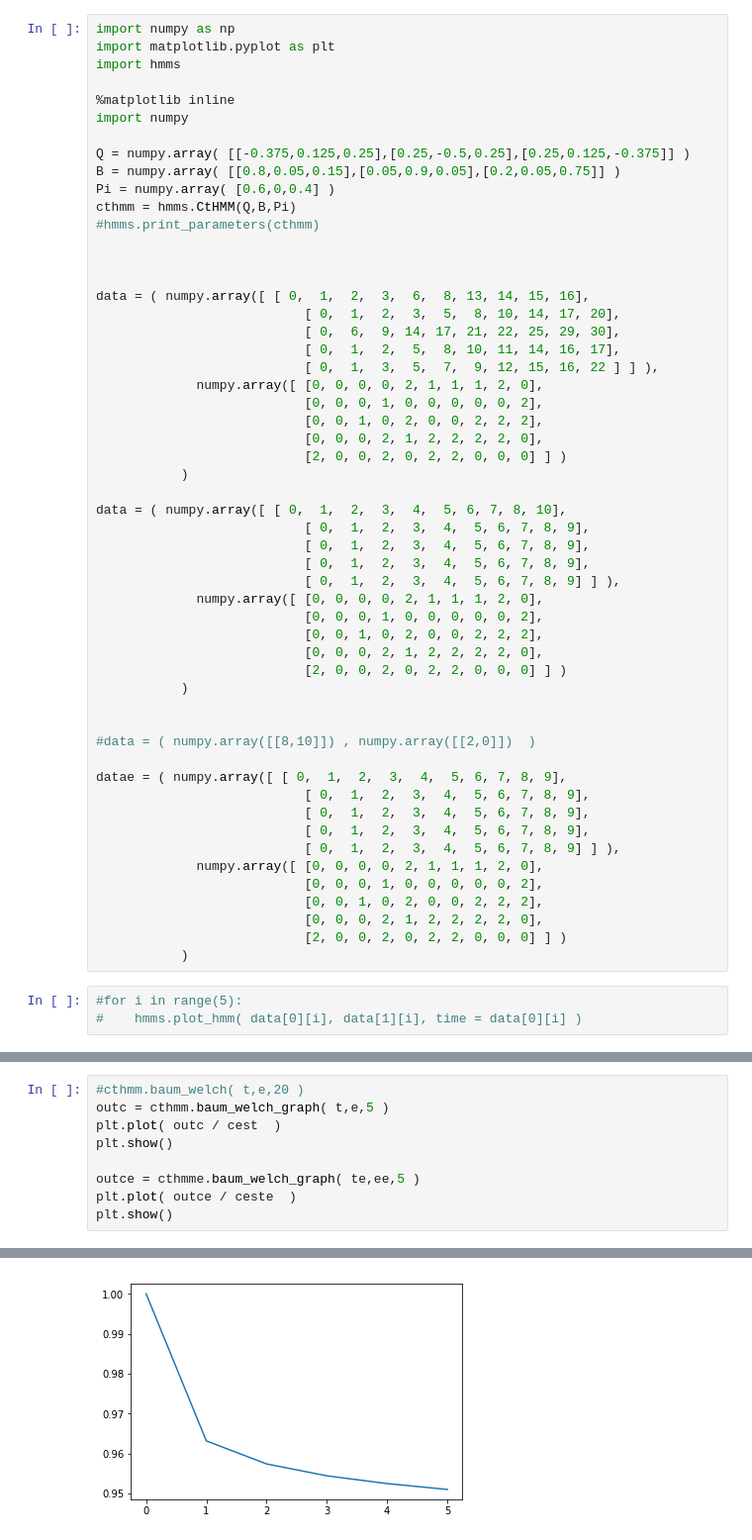
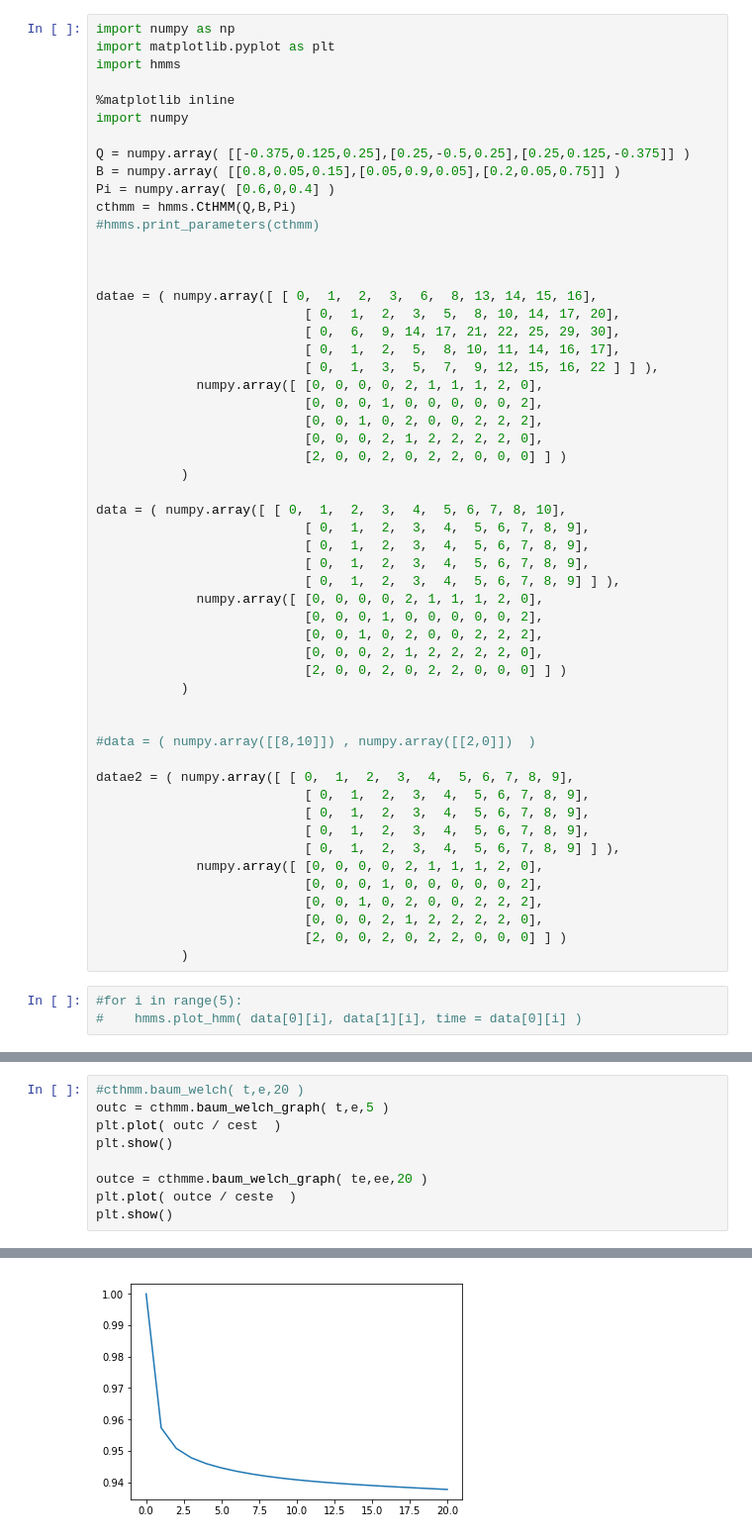
Before and after one commit to lopatovsky/HMMs, a Jupyter notebook: CT-HMM.ipynb, the cells around one changed output, grey strips where cells are left out. Shown at 99% size. Saved outputs shown, nothing was run; the diff lists cells and outputs as text.

```diff
--- a/CT-HMM.ipynb
+++ b/CT-HMM.ipynb
@@ -402,7 +246,7 @@ cthmm = hmms.CtHMM(Q,B,Pi)
 
 
 
-data = ( numpy.array([ [ 0,  1,  2,  3,  6,  8, 13, 14, 15, 16],
+datae = ( numpy.array([ [ 0,  1,  2,  3,  6,  8, 13, 14, 15, 16],
                            [ 0,  1,  2,  3,  5,  8, 10, 14, 17, 20],
                            [ 0,  6,  9, 14, 17, 21, 22, 25, 29, 30],
                            [ 0,  1,  2,  5,  8, 10, 11, 14, 16, 17],
@@ -429,7 +273,7 @@ data = ( numpy.array([ [ 0,  1,  2,  3,  4,  5, 6, 7, 8, 10],
 
 #data = ( numpy.array([[8,10]]) , numpy.array([[2,0]])  )
 
-datae = ( numpy.array([ [ 0,  1,  2,  3,  4,  5, 6, 7, 8, 9],
+datae2 = ( numpy.array([ [ 0,  1,  2,  3,  4,  5, 6, 7, 8, 9],
                            [ 0,  1,  2,  3,  4,  5, 6, 7, 8, 9],
                            [ 0,  1,  2,  3,  4,  5, 6, 7, 8, 9],
                            [ 0,  1,  2,  3,  4,  5, 6, 7, 8, 9],
@@ -462,7 +306,7 @@ outc = cthmm.baum_welch_graph( t,e,5 )
 plt.plot( outc / cest  )
 plt.show()
 
-outce = cthmme.baum_welch_graph( te,ee,5 )
+outce = cthmme.baum_welch_graph( te,ee,20 )
 plt.plot( outce / ceste  )
 plt.show()
 # %% [output]
@@ -504,2 +348,2 @@ tau
-[figure, old version]
+[figure, new version]
 # %%
```
Also changed, not shown: parts of 24 cells of this notebook, 3 other files.
